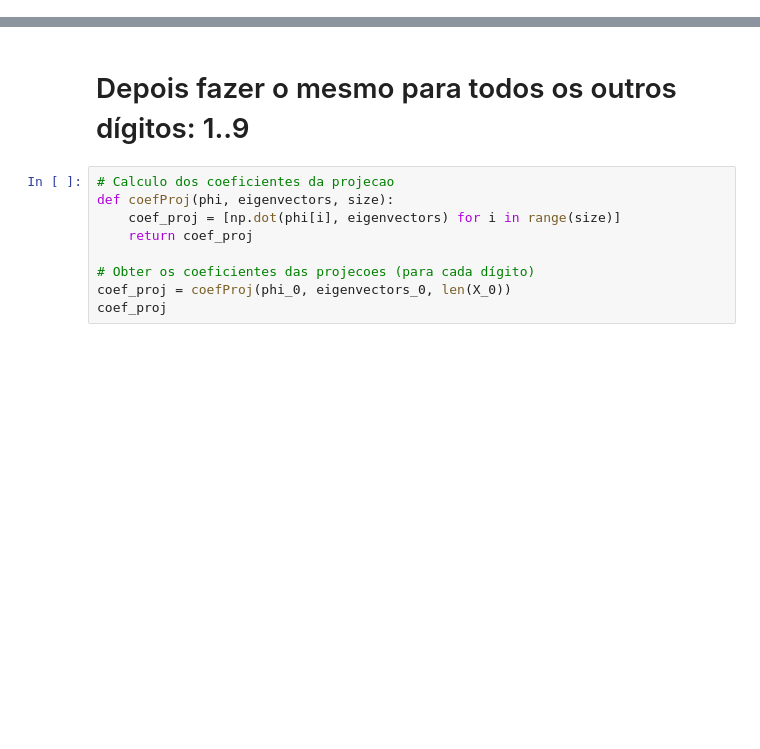
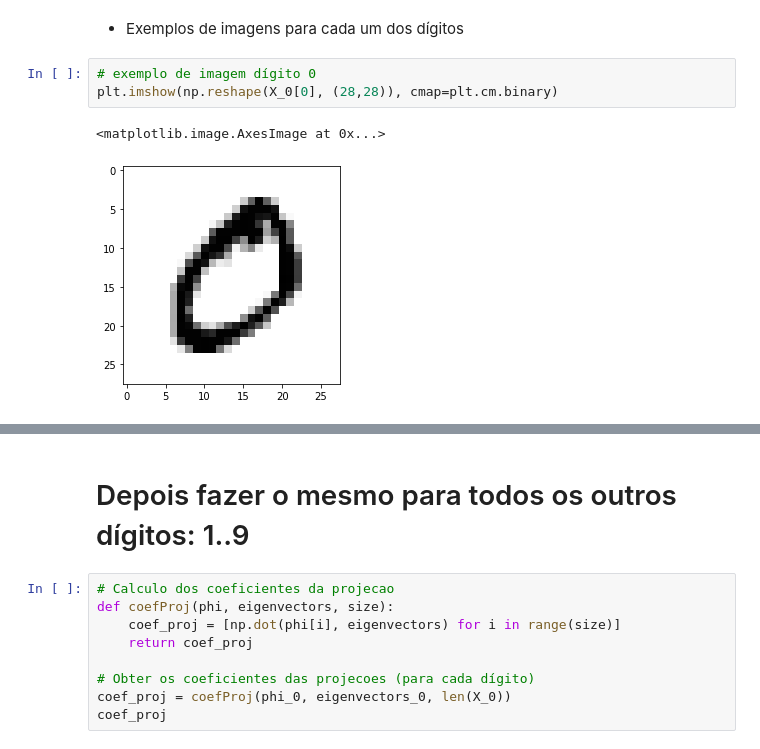
Before and after one commit to GuiSSMartins/MNIST_PCA_Digitos_MML, a Jupyter notebook: trainMNIST.ipynb, the cells around one changed output, grey strips where cells are left out. Cells and saved outputs as stored; diff of their text form; blank space fills up the shorter version.

```diff
--- a/trainMNIST.ipynb
+++ b/trainMNIST.ipynb
@@ -110,0 +105,8 @@ print(str(len(X_9)))
+# %% [markdown]
+ - Exemplos de imagens para cada um dos dígitos
+# %%
+# exemplo de imagem dígito 0
+plt.imshow(np.reshape(X_0[0], (28,28)), cmap=plt.cm.binary)
+# %% [output]
+<matplotlib.image.AxesImage at 0x...>
+[figure, added]
```
Also changed, not shown: parts of 21 cells of this notebook.
